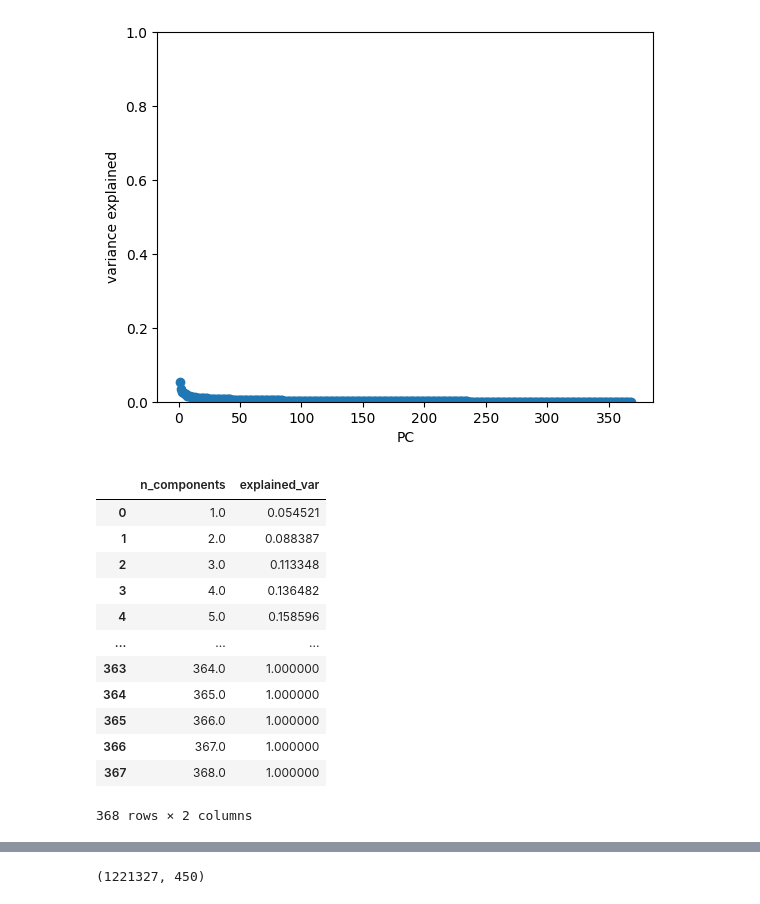
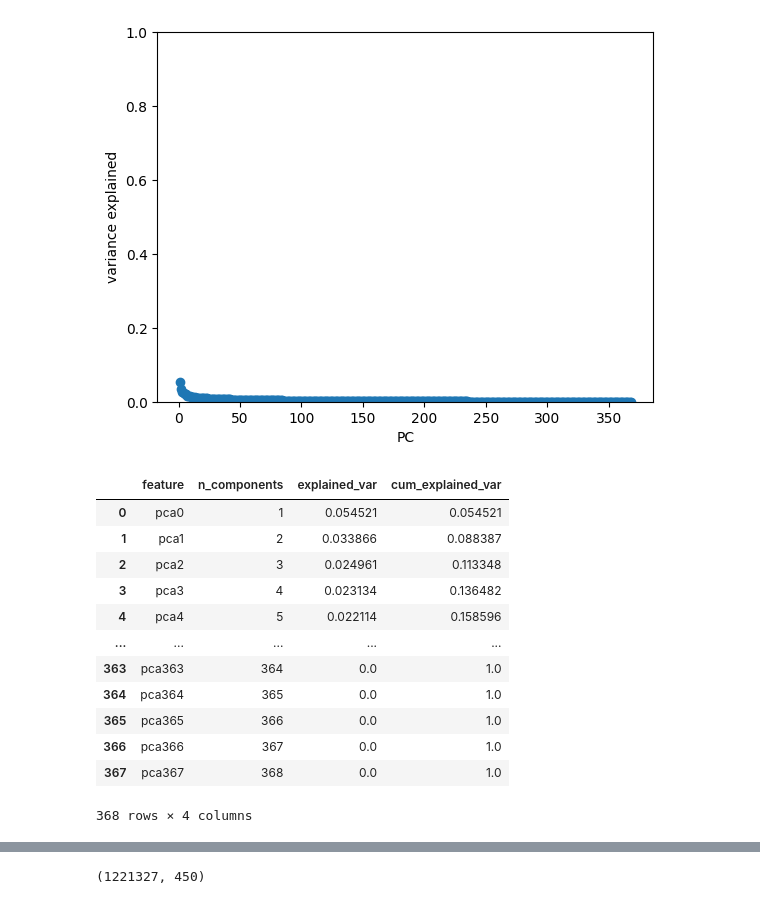
Before and after one commit to MSDSPT2025B-Term-2-LT4/HOME_CREDIT_KAGGLE, a Jupyter notebook: kaggle/05_PCA_num_cols.ipynb, the cells around one changed output, grey strips where cells are left out. Drawn from its saved outputs; the diff is of its cells as text; code cells hidden in the pictures.

```diff
--- a/kaggle/05_PCA_num_cols.ipynb
+++ b/kaggle/05_PCA_num_cols.ipynb
@@ -443,20 +443,20 @@ plt.ylabel('variance explained');
 # %% [output]
 [figure]
 # %%
-pca_var = pd.DataFrame([range(1, len(pca.explained_variance_ratio_) + 1), pca.explained_variance_ratio_.cumsum()]).T
-pca_var.columns = ["n_components", "explained_var"]
+pca_var = pd.DataFrame([list(pca.get_feature_names_out()), range(1, len(pca.explained_variance_ratio_) + 1), pca.explained_variance_ratio_, pca.explained_variance_ratio_.cumsum()]).T
+pca_var.columns = ["feature", "n_components", "explained_var", "cum_explained_var"]
 pca_var
 # %% [output]
-|  | n_components | explained_var |
-| 0 | 1.0 | 0.054521 |
-| 1 | 2.0 | 0.088387 |
-| 2 | 3.0 | 0.113348 |
-| 3 | 4.0 | 0.136482 |
-| 4 | 5.0 | 0.158596 |
-| ... | ... | ... |
-| 363 | 364.0 | 1.000000 |
-| 364 | 365.0 | 1.000000 |
-| 365 | 366.0 | 1.000000 |
-| 366 | 367.0 | 1.000000 |
-| 367 | 368.0 | 1.000000 |
+|  | feature | n_components | explained_var | cum_explained_var |
+| 0 | pca0 | 1 | 0.054521 | 0.054521 |
+| 1 | pca1 | 2 | 0.033866 | 0.088387 |
+| 2 | pca2 | 3 | 0.024961 | 0.113348 |
+| 3 | pca3 | 4 | 0.023134 | 0.136482 |
+| 4 | pca4 | 5 | 0.022114 | 0.158596 |
+| ... | ... | ... | ... | ... |
+| 363 | pca363 | 364 | 0.0 | 1.0 |
+| 364 | pca364 | 365 | 0.0 | 1.0 |
+| 365 | pca365 | 366 | 0.0 | 1.0 |
+| 366 | pca366 | 367 | 0.0 | 1.0 |
+| 367 | pca367 | 368 | 0.0 | 1.0 |
-368 rows × 2 columns
+368 rows × 4 columns
```
Also changed, not shown: parts of 47 cells of this notebook.
